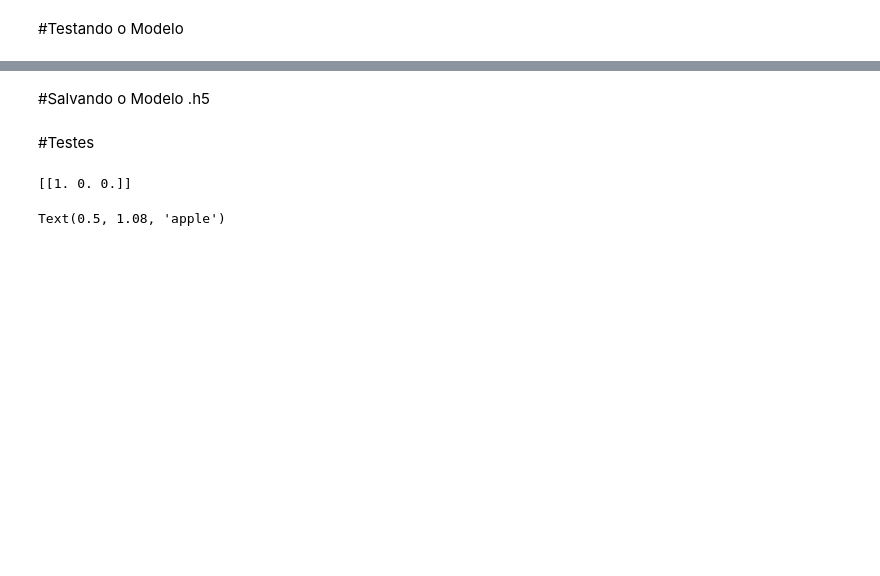
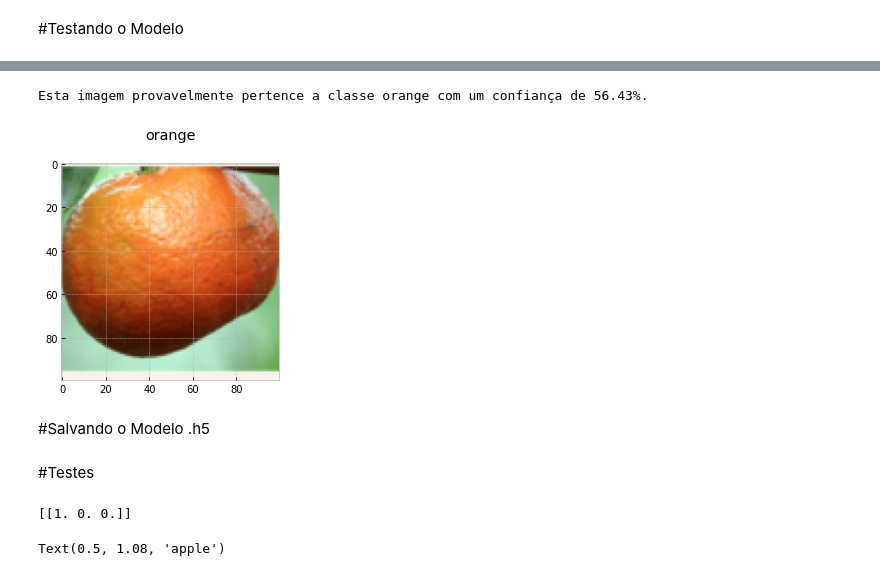
Before and after one commit to jannekelly/TCC, a Jupyter notebook: cnnTCC.ipynb, the cells around one changed output, grey strips where cells are left out. Cells and saved outputs as stored; diff of their text form; code cells hidden in the pictures; blank space fills up the shorter version.

```diff
--- a/cnnTCC.ipynb
+++ b/cnnTCC.ipynb
@@ -314,3 +326,25 @@ Esta imagem provavelmente pertence a classe orange com um confiança de 100.00%.
+# %%
+img = keras.preprocessing.image.load_img(
+    "/content/drive/My Drive/CNN-TCC/dataset_original/test/orange/29.png", target_size=(150,150)
+)
+img_array = keras.preprocessing.image.img_to_array(img)
+img_array = tf.expand_dims(img_array, 0)
+predictions = model.predict(img_array)
+score = tf.nn.softmax(predictions[0])
+plt.figure()
+plt.plot()
+img = plt.imread("/content/drive/My Drive/CNN-TCC/dataset_original/test/orange/29.png")
+plt.imshow(np.squeeze(img))
+
+title=class_names[np.argmax(score)]
+plt.title(title, y=1.08)
+print(
+    "Esta imagem provavelmente pertence a classe {} com um confiança de {:.2f}%."
+    .format(class_names[np.argmax(score)], 100 * np.max(score))
+)
+# %% [output]
+Esta imagem provavelmente pertence a classe orange com um confiança de 56.43%.
+[figure, added]
 # %% [markdown]
 #Salvando o Modelo .h5
 # %%
```
Also changed, not shown: parts of 13 cells of this notebook.
